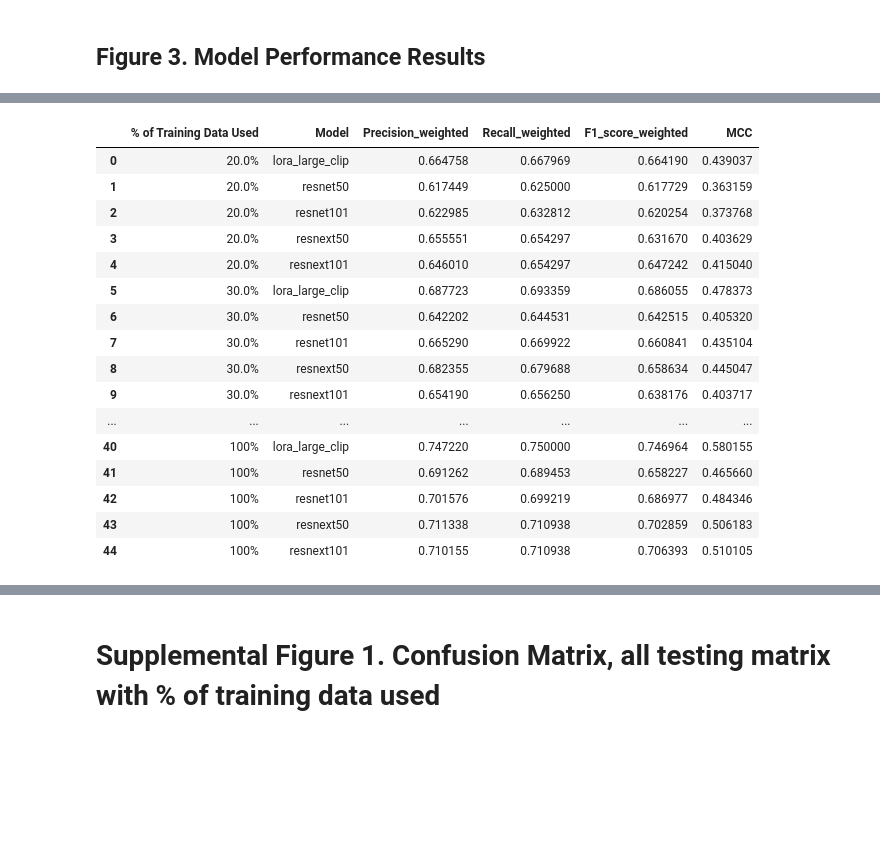
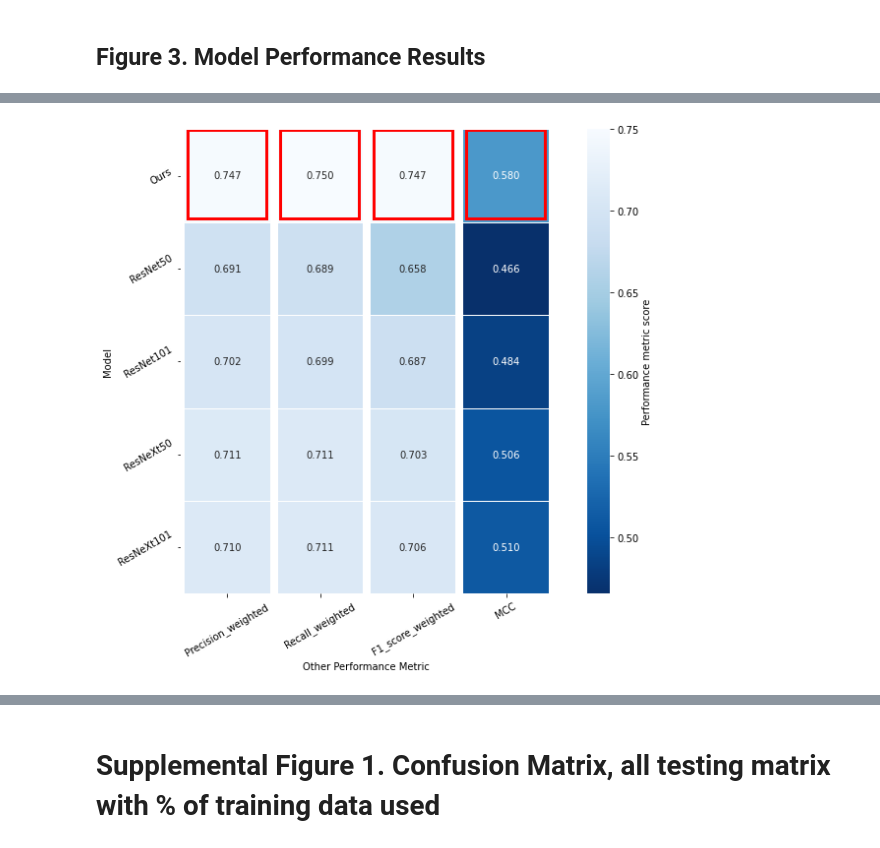
Before and after one commit to Deep-Fusion-Innovators/paper-Cervical-Cancer-Detection, a Jupyter notebook: figures.ipynb, the cells around one changed output, grey strips where cells are left out. Cells and saved outputs as stored; diff of their text form; code cells hidden in the pictures; blank space fills up the shorter version.

```diff
--- a/figures.ipynb
+++ b/figures.ipynb
@@ -203,7 +203,7 @@ Precision Recall Curve?
 Calibration plot？
 # %%
 from sklearn.metrics import precision_score, recall_score, f1_score, matthews_corrcoef, roc_auc_score, confusion_matrix
-
+from matplotlib.patches import Rectangle
 percentage_list = ["20.0%", "30.0%", "40.0%", "50.0%", "60.0%", "70.0%", "80.0%", "90.0%", "100%"]
 model_list = ["lora_large_clip", "resnet50", "resnet101", "resnext50", "resnext101"]
 
@@ -211,15 +211,19 @@ df_performance_metric = pd.DataFrame(columns=["% of Training Data Used", "Model"
                                               "Precision_macro", "Precision_micro", "Precision_weighted",
                                               "Recall_macro", "Recall_micro", "Recall_weighted",
                                               "F1_score_macro", "F1_score_micro", "F1_score_weighted",
-#                                               "Specialty_",
                                               "MCC",
-#                                               "AUROC_macro", "AUROC_micro", "AUROC_weighted"
                                              ])
+
+model_dict = {"lora_large_clip": "Ours",
+              "resnet50": "ResNet50",
+              "resnet101": "ResNet101",
+              "resnext50": "ResNeXt50",
+              "resnext101": "ResNeXt101"}
 
 #df.loc[len(df)] = list
 for percentage in percentage_list:
     for model in model_list:
-        df_row = [percentage, model]
+        df_row = [percentage, model_dict[model]]
         df_predict = pd.read_csv(f"./result_eval/mobileODT{percentage}_{model}_predictions.csv")
         y_true = df_predict["True Label"]
         y_pred = df_predict["Predicted Label"]
@@ -231,69 +235,52 @@ for percentage in percentage_list:
         df_row.append(precision_micro)
         precision_weighted = precision_score(y_true, y_pred, average = 'weighted')
         df_row.append(precision_weighted)
 
         # Recall
         recall_macro = recall_score(y_true, y_pred, average = 'macro')
         df_row.append(recall_macro)
         recall_micro = recall_score(y_true, y_pred, average = 'micro')
         df_row.append(recall_micro)
         recall_weighted = recall_score(y_true, y_pred, average = 'weighted')
         df_row.append(recall_weighted)
 
         # F1-score
         f1_macro = f1_score(y_true, y_pred, average = 'macro')
         df_row.append(f1_macro)
         f1_micro = f1_score(y_true, y_pred, average = 'micro')
         df_row.append(f1_micro)
         f1_weighted = f1_score(y_true, y_pred, average = 'weighted')
         df_row.append(f1_weighted)
 
         # MCC
         MCC = matthews_corrcoef(y_true, y_pred)
         df_row.append(MCC)
 
-        # AUROC
-#         AUROC_macro = roc_auc_score(y_true, y_pred, average = 'macro')
-#         df_row.append(AUROC_macro)
-#         AUROC_micro = roc_auc_score(y_true, y_pred, average = 'micro')
-#         df_row.append(AUROC_micro)
-#         AUROC_weighted = roc_auc_score(y_true, y_pred, average = 'weighted')
-#         df_row.append(AUROC_weighted)
-
         df_performance_metric.loc[len(df_performance_metric)] = df_row
-
-main_body_col = ["% of Training Data Used", "Model", "Precision_micro", "Recall_micro", "F1_score_micro", "MCC"]
-main_body_percent = "100%"
-df_performance_metric_main_body = df_performance_metric[main_body_col].copy()
-# df_performance_metric_main_body = df_performance_metric_main_body.loc[df_performance_metric_main_body["% of Training Data Used"] == main_body_percent]
-df_performance_metric_main_body
-
-main_body_col = ["% of Training Data Used", "Model", "Precision_macro", "Recall_macro", "F1_score_macro", "MCC"]
-main_body_percent = "100%"
-df_performance_metric_main_body = df_performance_metric[main_body_col].copy()
-# df_performance_metric_main_body = df_performance_metric_main_body.loc[df_performance_metric_main_body["% of Training Data Used"] == main_body_percent]
-df_performance_metric_main_body
 
 main_body_col = ["% of Training Data Used", "Model", "Precision_weighted", "Recall_weighted", "F1_score_weighted", "MCC"]
 main_body_percent = "100%"
 df_performance_metric_main_body = df_performance_metric[main_body_col].copy()
-# df_performance_metric_main_body = df_performance_metric_main_body.loc[df_performance_metric_main_body["% of Training Data Used"] == main_body_percent]
-df_performance_metric_main_body
+df_performance_metric_main_body = df_performance_metric_main_body.loc[df_performance_metric_main_body["% of Training Data Used"] == main_body_percent]
+df_performance_metric_main_body = df_performance_metric_main_body.drop("% of Training Data Used", axis = 1)
+df_performance_metric_main_body.set_index('Model', inplace=True)
+
+plt.figure(figsize = (10, 8))
+metric_heatmap = sns.heatmap(df_performance_metric_main_body,
+                             annot = True,
+                             cmap = "Blues_r",
+                             fmt=".3f",
+                             square=True,
+                             cbar_kws={'label': 'Performance metric score'})
+metric_heatmap.set_xticklabels(metric_heatmap.get_xticklabels(), rotation=30)
+metric_heatmap.set_yticklabels(metric_heatmap.get_yticklabels(), rotation=30)
+metric_heatmap.set_xlabel("Other Performance Metric")
+for i in range(4):
+    metric_heatmap.add_patch(Rectangle((0.07+i, 0.01), 0.85, 0.95, fill=False, edgecolor='red', lw=3))
+for i in range(df_performance_metric_main_body.shape[0] + 1):
+    metric_heatmap.axvline(i, color='white', lw=8)
+    metric_heatmap.axhline(i, color='white', lw=1)
+plt.tight_layout()
+plt.savefig("./figures/Figure4_Other_performance_metric.pdf", dpi = 150)
 # %% [output]
-|  | % of Training Data Used | Model | Precision_weighted | Recall_weighted | F1_score_weighted | MCC |
-| 0 | 20.0% | lora_large_clip | 0.664758 | 0.667969 | 0.664190 | 0.439037 |
-| 1 | 20.0% | resnet50 | 0.617449 | 0.625000 | 0.617729 | 0.363159 |
-| 2 | 20.0% | resnet101 | 0.622985 | 0.632812 | 0.620254 | 0.373768 |
-| 3 | 20.0% | resnext50 | 0.655551 | 0.654297 | 0.631670 | 0.403629 |
-| 4 | 20.0% | resnext101 | 0.646010 | 0.654297 | 0.647242 | 0.415040 |
-| 5 | 30.0% | lora_large_clip | 0.687723 | 0.693359 | 0.686055 | 0.478373 |
-| 6 | 30.0% | resnet50 | 0.642202 | 0.644531 | 0.642515 | 0.405320 |
-| 7 | 30.0% | resnet101 | 0.665290 | 0.669922 | 0.660841 | 0.435104 |
-| 8 | 30.0% | resnext50 | 0.682355 | 0.679688 | 0.658634 | 0.445047 |
-| 9 | 30.0% | resnext101 | 0.654190 | 0.656250 | 0.638176 | 0.403717 |
-| ... | ... | ... | ... | ... | ... | ... |
-| 40 | 100% | lora_large_clip | 0.747220 | 0.750000 | 0.746964 | 0.580155 |
-| 41 | 100% | resnet50 | 0.691262 | 0.689453 | 0.658227 | 0.465660 |
-| 42 | 100% | resnet101 | 0.701576 | 0.699219 | 0.686977 | 0.484346 |
-| 43 | 100% | resnext50 | 0.711338 | 0.710938 | 0.702859 | 0.506183 |
-| 44 | 100% | resnext101 | 0.710155 | 0.710938 | 0.706393 | 0.510105 |
+[figure, added]
```
Also changed, not shown: parts of 3 cells of this notebook, 4 other files.
